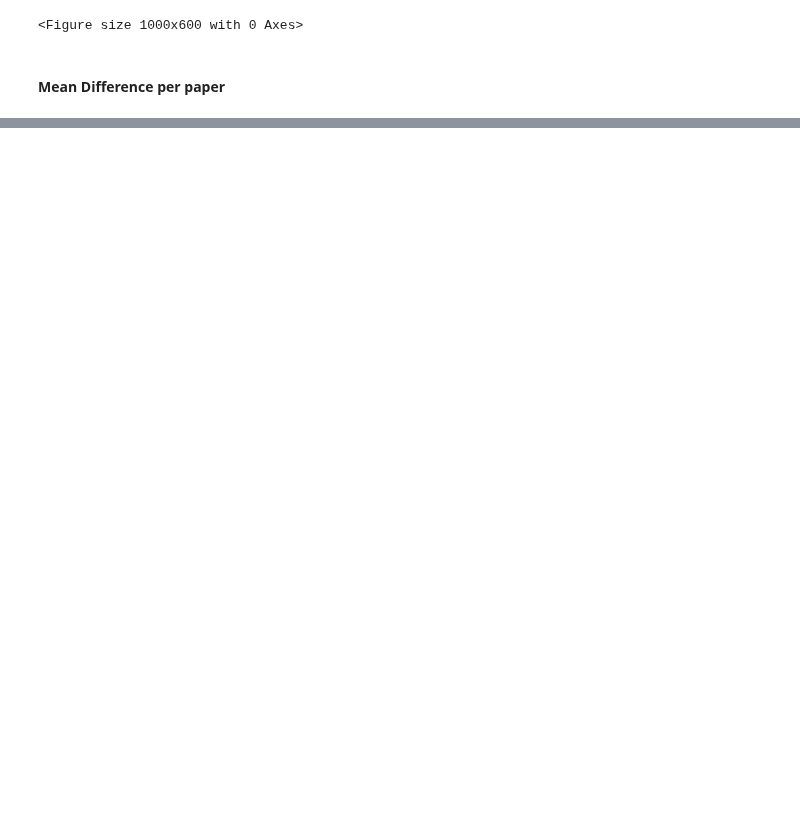
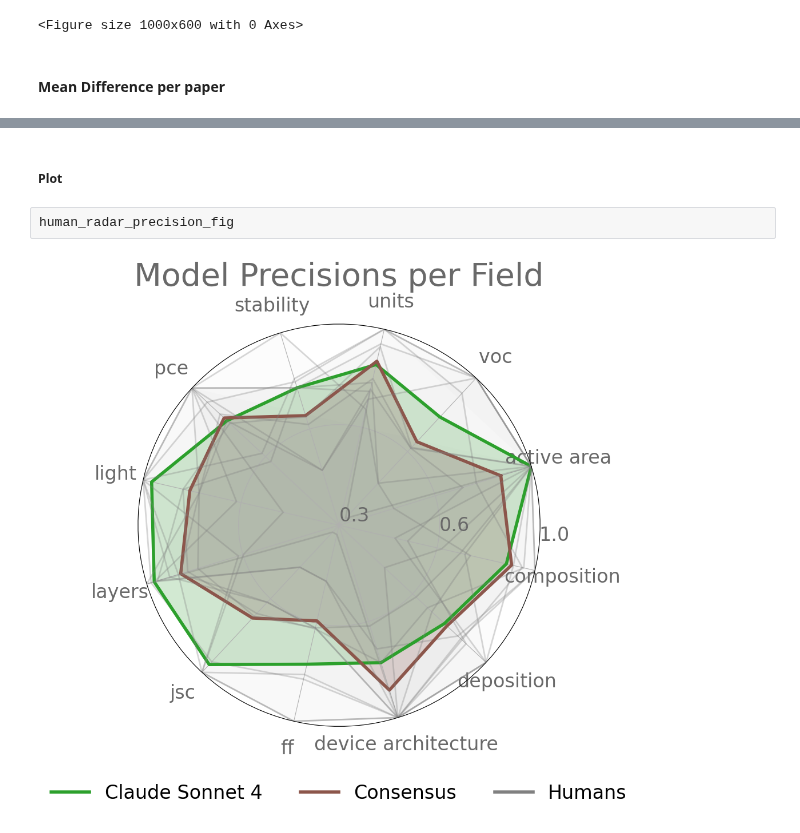
Before and after one commit to lamalab-org/perla-extract, a Jupyter notebook: analysis.ipynb, the cells around one changed output, grey strips where cells are left out. Cells and saved outputs as stored; diff of their text form; blank space fills up the shorter version.

```diff
--- a/analysis.ipynb
+++ b/analysis.ipynb
@@ -707,0 +986,6 @@ mean_fig
+# %% [markdown]
+##### Plot
+# %%
+human_radar_precision_fig
+# %% [output]
+[figure, added]
```
Also changed, not shown: parts of 19 cells of this notebook.
